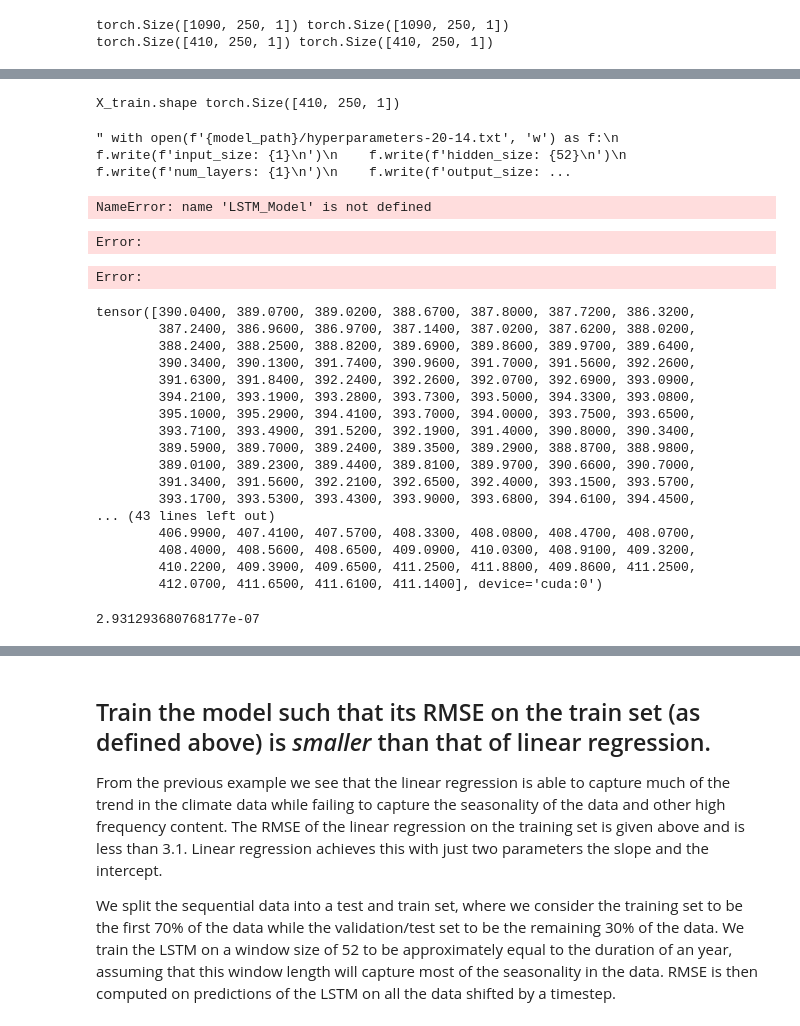
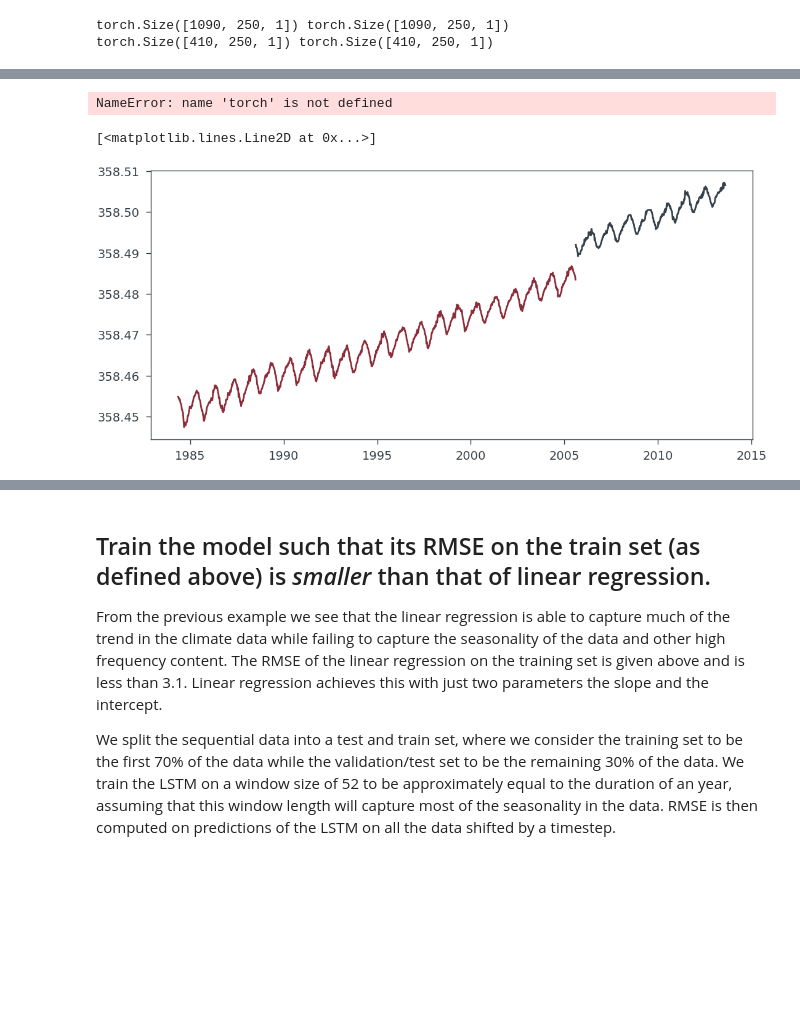
Before and after one commit to Bozcomlekci/PML, a Jupyter notebook: Ex01.ipynb, the cells around one changed output, grey strips where cells are left out. Drawn from its saved outputs; the diff is of its cells as text; code cells hidden in the pictures; blank space fills up the shorter version.

Commit message:
wip: lstm

```diff
--- a/Ex01.ipynb
+++ b/Ex01.ipynb
@@ -600,5 +471,4 @@ loader = data.DataLoader(data.TensorDataset(X_train, y_train), shuffle=True, bat
 # %%
-
 n_epochs = 5000
 for epoch in range(n_epochs):
     model.train()
@@ -609,7 +479,7 @@ for epoch in range(n_epochs):
         loss.backward()
         optimizer.step()
     # Validation
-    if epoch % 500 != 0:
+    if epoch % 100 != 0:
         continue
     model.eval()
     train_rmse=-1
@@ -629,62 +513,49 @@ KeyboardInterrupt:
-# %%
-print("X_train.shape", X_test.shape)
-# %% [output]
-X_train.shape torch.Size([410, 250, 1])
 # %%
 model_path = '/home/ubuntu/src/PML/LSTM-23-04-2023/model'
-CURRENT_MODEL_PATH = f'{model_path}/model-20-14.pt'
+tag='24-04-2023-05-41'
+CURRENT_MODEL_PATH = f'{model_path}/model-{tag}.pt'
 # Save the trained model's parameters and architecture to a file
-#torch.save(model.state_dict(), CURRENT_MODEL_PATH) Commented out for accidental overriding.
+torch.save(model.state_dict(), CURRENT_MODEL_PATH) # Commented out for accidental overriding.
 # Optionally, save other necessary information such as hyperparameters
-""" with open(f'{model_path}/hyperparameters-20-14.txt', 'w') as f:
+with open(f'{model_path}/hyperparameters-{tag}.txt', 'w') as f:
     f.write(f'input_size: {1}\n')
     f.write(f'hidden_size: {52}\n')
     f.write(f'num_layers: {1}\n')
     f.write(f'output_size: {1}\n')
-    f.write(f'batch_size: {8}\n')
-    f.write(f'num_epochs: {20000}\n') """
+    f.write(f'batch_size: {10000}\n')
+    f.write(f'num_epochs: {20000}\n')
-# %% [output]
-" with open(f'{model_path}/hyperparameters-20-14.txt', 'w') as f:\n    f.write(f'input_size: {1}\n')\n    f.write(f'hidden_size: {52}\n')\n    f.write(f'num_layers: {1}\n')\n    f.write(f'output_size: ...
 # %%
 # Load the saved model.
 loaded_model = LSTM_Model()
-loaded_model.load_state_dict(torch.load(CURRENT_MODEL_PATH))
+use_live_model = False
+if use_live_model:
+    loaded_model = model
+else:
+    loaded_model.load_state_dict(torch.load(CURRENT_MODEL_PATH))
-# %% [output]
-NameError: name 'LSTM_Model' is not defined
 # %%
 # Perform inference with LSTM Model
 with torch.no_grad():  # Disable gradient computation
-    y_pred = loaded_model(X_train.cpu())
-    test_error = (loss_fn.cpu())(y_pred.cpu(), y_train.cpu())
+    y_train_pred = (loaded_model.cpu())(X_train.cpu())
+    train_error = (loss_fn.cpu())(y_train_pred.cpu(), y_train.cpu())
+    train_rmse = np.sqrt(train_error.cpu().numpy())
+    print("Final train RMSE: %.4f" % train_rmse)
+
+    y_test_pred = (loaded_model.cpu())(X_test.cpu())
+    test_error = (loss_fn.cpu())(y_test_pred.cpu(), y_test.cpu())
     test_rmse = np.sqrt(test_error.cpu().numpy())
-    print("Final train RMSE: %.4f" % test_rmse)
+    print("Final test RMSE: %.4f" % test_rmse)
 # %% [output]
-Error:
+NameError: name 'torch' is not defined
-Error:
 # %%
-X_test[:, 0, 0]
+#plt.plot(X[:train_size], timeseries[:train_size])
+plt.plot(X[:y_train_pred.shape[0]], y_train_pred[:,0,0].cpu().numpy())
+plt.plot(X[y_train_pred.shape[0]:y_train_pred.shape[0]+y_test_pred.shape[0]], y_test_pred[:,0,0].cpu().numpy())
+
+#plt.plot(X[train_size:], timeseries[train_size:])
+#plt.plot(X[y_test_pred.shape[0]:], y_test_pred[:,0,0].cpu().numpy())
 # %% [output]
-tensor([390.0400, 389.0700, 389.0200, 388.6700, 387.8000, 387.7200, 386.3200,
-        387.2400, 386.9600, 386.9700, 387.1400, 387.0200, 387.6200, 388.0200,
-        388.2400, 388.2500, 388.8200, 389.6900, 389.8600, 389.9700, 389.6400,
-        390.3400, 390.1300, 391.7400, 390.9600, 391.7000, 391.5600, 392.2600,
-        391.6300, 391.8400, 392.2400, 392.2600, 392.0700, 392.6900, 393.0900,
-        394.2100, 393.1900, 393.2800, 393.7300, 393.5000, 394.3300, 393.0800,
-        395.1000, 395.2900, 394.4100, 393.7000, 394.0000, 393.7500, 393.6500,
-        393.7100, 393.4900, 391.5200, 392.1900, 391.4000, 390.8000, 390.3400,
-        389.5900, 389.7000, 389.2400, 389.3500, 389.2900, 388.8700, 388.9800,
-        389.0100, 389.2300, 389.4400, 389.8100, 389.9700, 390.6600, 390.7000,
-        391.3400, 391.5600, 392.2100, 392.6500, 392.4000, 393.1500, 393.5700,
-        393.1700, 393.5300, 393.4300, 393.9000, 393.6800, 394.6100, 394.4500,
-... (43 lines left out)
-        406.9900, 407.4100, 407.5700, 408.3300, 408.0800, 408.4700, 408.0700,
-        408.4000, 408.5600, 408.6500, 409.0900, 410.0300, 408.9100, 409.3200,
-        410.2200, 409.3900, 409.6500, 411.2500, 411.8800, 409.8600, 411.2500,
-        412.0700, 411.6500, 411.6100, 411.1400], device='cuda:0')
+[<matplotlib.lines.Line2D at 0x...>]
+[figure, added]
-# %%
-np.mean(test[:608] - X_test[:, 0, 0].cpu().numpy())
-# %% [output]
-2.931293680768177e-07
 # %%
 # Extrapolate 1000 steps into the future.
 computed_values = []
```
Also changed, not shown: parts of 18 cells of this notebook.
